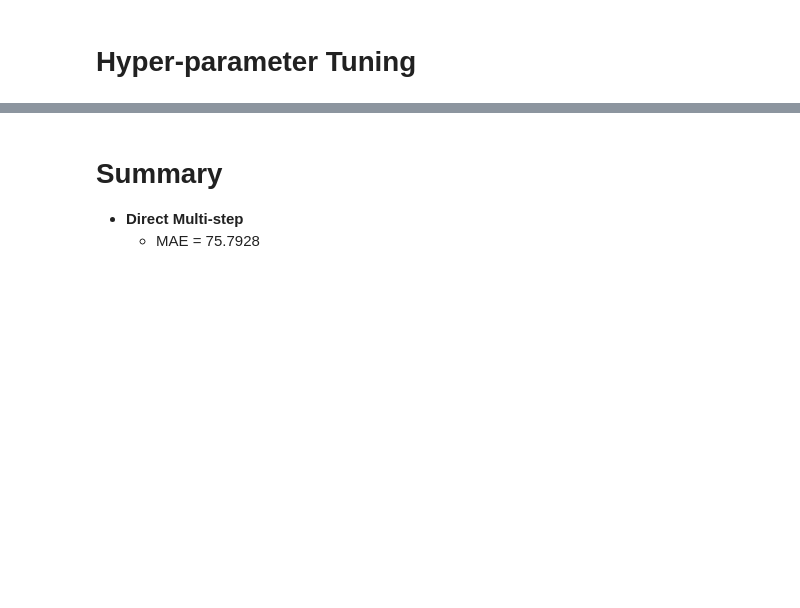
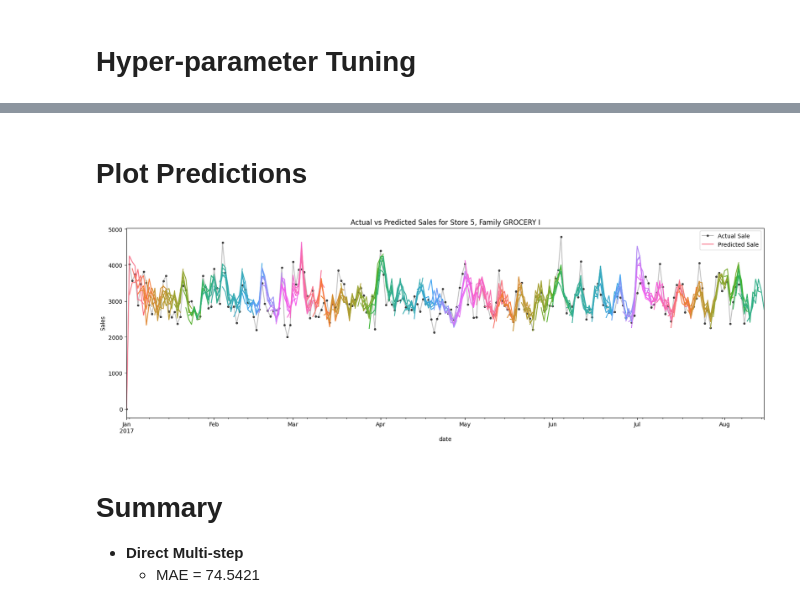
Before and after one commit to ani-portfolio/2_multi_step_sales_forecasting, a Jupyter notebook: notebooks/06_direct_multi_step_model.ipynb, the cells around one changed output, grey strips where cells are left out. Drawn from its saved outputs; the diff is of its cells as text; code cells hidden in the pictures; blank space fills up the shorter version.

Commit message:
all models

```diff
--- a/notebooks/06_direct_multi_step_model.ipynb
+++ b/notebooks/06_direct_multi_step_model.ipynb
@@ -376,6 +398,15 @@ pipeline.fit(X_train, y_train)
+# %%
+# load model using joblib
+pipeline = joblib.load('models/direct_multi_step_lightgbm.pkl')
 # %%
 # compute test error on test set
 predictions = pipeline.predict(X_test)
+
+# convert negative predctions to 0
+predictions[predictions < 0] = 0
+
+predictions = pd.DataFrame(predictions, columns=y_test.columns, index=y_test.index)
+
 display(y_test.head())
 display(pd.DataFrame(predictions).head())
 
@@ -384,4 +429,20 @@ print(f'{test_mae=:.4f}')
+# %% [markdown]
+# Plot Predictions
+# %%
+warnings.filterwarnings('ignore')
+
+# join predictions to X_test store_nbr and family
+
+prediction_test_set = X_test[['store_nbr', 'family', 'date']].merge(pd.DataFrame(predictions), left_index=True, right_index=True, how='left')
+prediction_test_set.rename(columns={0: 'multi_step_1', 1: 'multi_step_2', 2: 'multi_step_3', 3: 'multi_step_4', 4: 'multi_step_5', 5: 'multi_step_6', 6: 'multi_step_7'}, inplace=True)
+
+# join y_test to X_test store_nbr and family
+actual_test_set = X_test[['store_nbr', 'family', 'date']].merge(y_test, left_index=True, right_index=True, how='left')
+# %%
+plot.plot_predictions(prediction_test_set, actual_test_set, 5, 'GROCERY I')
+# %% [output]
+[figure, added]
 # %% [markdown]
 # Summary
 - **Direct Multi-step**
-    - MAE = 75.7928
+    - MAE = 74.5421
```
Also changed, not shown: parts of 12 cells of this notebook, 8 other files.
